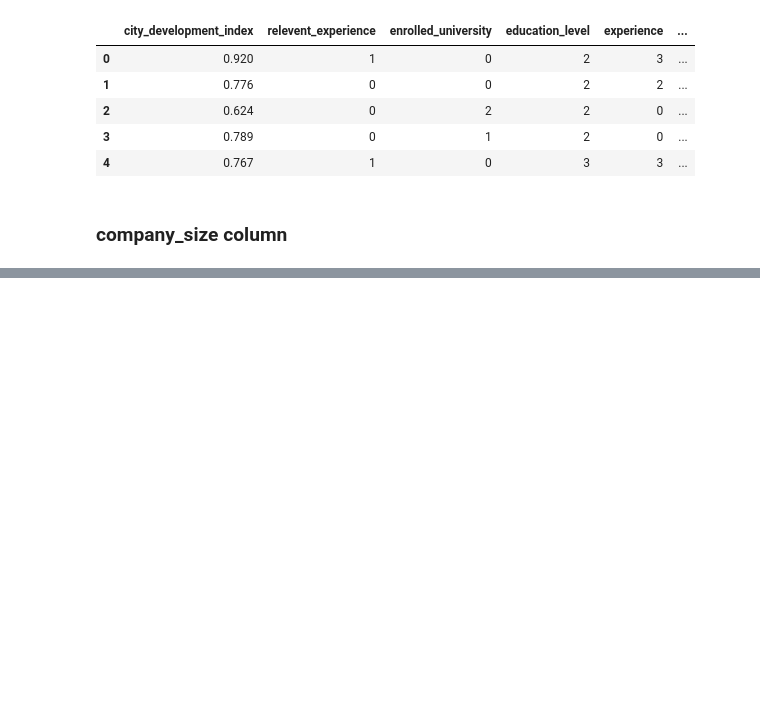
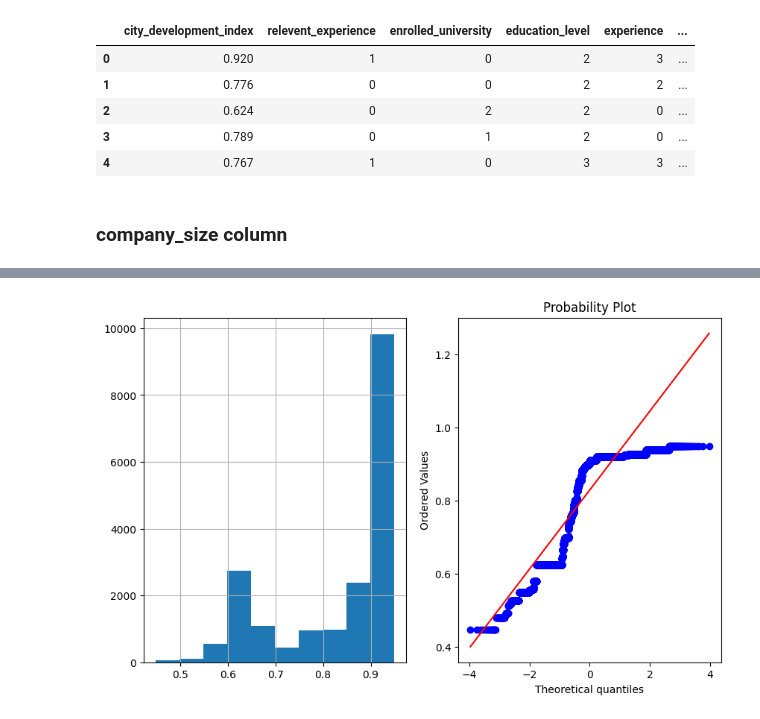
Before and after one commit to utsav87589/Revision, a Jupyter notebook: ML/hr_analytics.ipynb, the cells around one changed output, grey strips where cells are left out. Cells and saved outputs as stored; diff of their text form; code cells hidden in the pictures; blank space fills up the shorter version.

Commit message:
further cleaning including the qq plot, need to fix the versions of sklearn to balance the dataset using smote

```diff
--- a/ML/hr_analytics.ipynb
+++ b/ML/hr_analytics.ipynb
@@ -422,0 +553,3 @@ df.head()
+# %%
+df.drop(['company_type', 'company_type_Other'], axis = 1, inplace = True)
+df.head()
@@ -422,0 +583,3 @@ df.head()
+# %%
+### I am keeping this column as it is, but replacing the nan with never and changing it to numeric
+df['last_new_job'].fillna('never', inplace = True)
@@ -422,0 +590,10 @@ df.head()
+# %%
+last_new_job = {
+    'never' : 0,
+    '1' : 1,
+    '2' : 2,
+    '3' : 3,
+    '4' : 4,
+    '>4' : 5
+}
+df['last_new_job'] = df['last_new_job'].map(last_new_job)
@@ -422,0 +695,8 @@ df.head()
+# %%
+def plot_data(df, feature) :
+    plt.figure(figsize = (10, 6))
+    plt.subplot(1, 2, 1)
+    df[feature].hist()
+    plt.subplot(1, 2, 2)
+    stat.probplot(df[feature], dist = 'norm', plot = pylab)
+    plt.show()
@@ -422,0 +712,4 @@ df.head()
+# %%
+plot_data(df, 'city_development_index')
+# %% [output]
+[figure, added]
```
Also changed, not shown: parts of 56 cells of this notebook, 1 other file.
